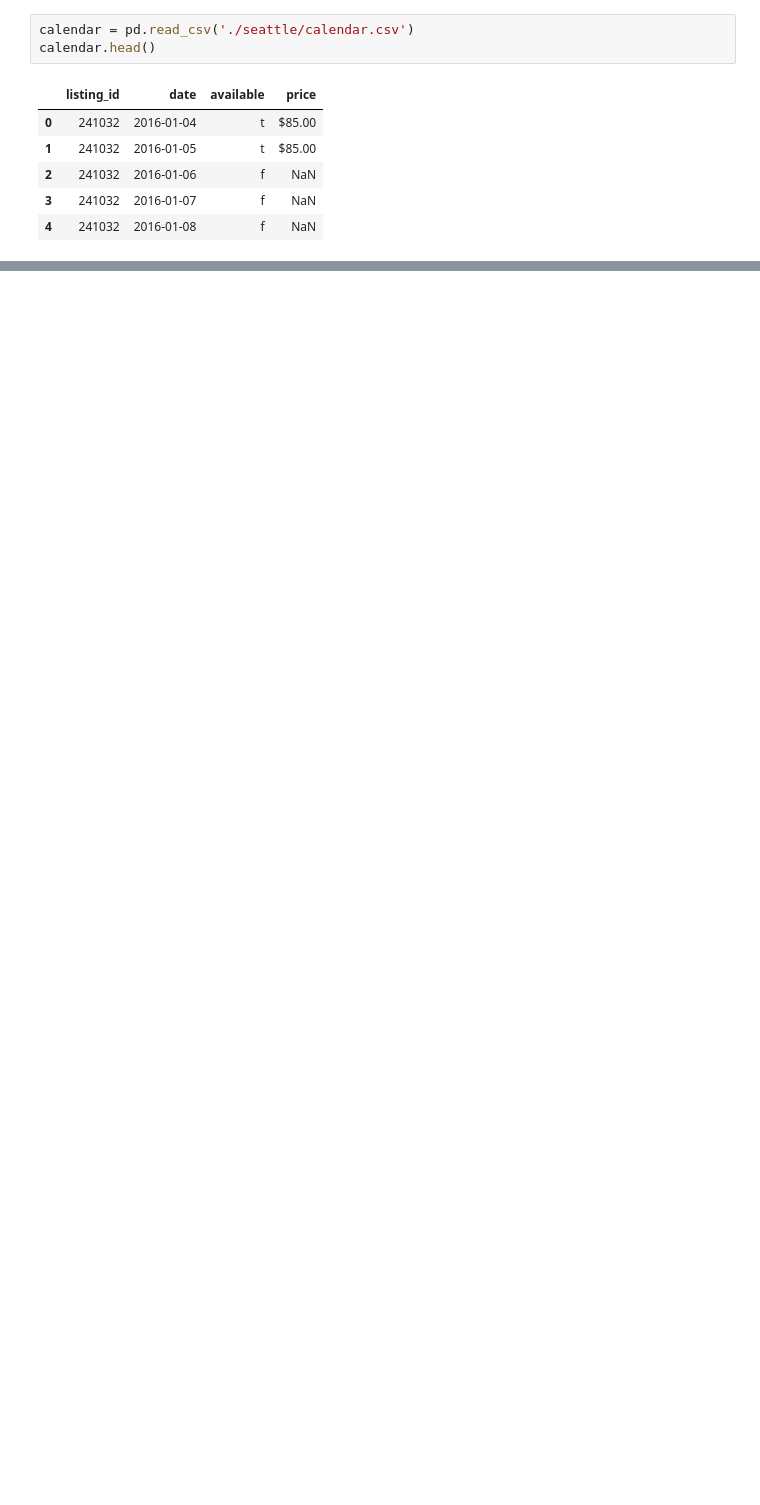
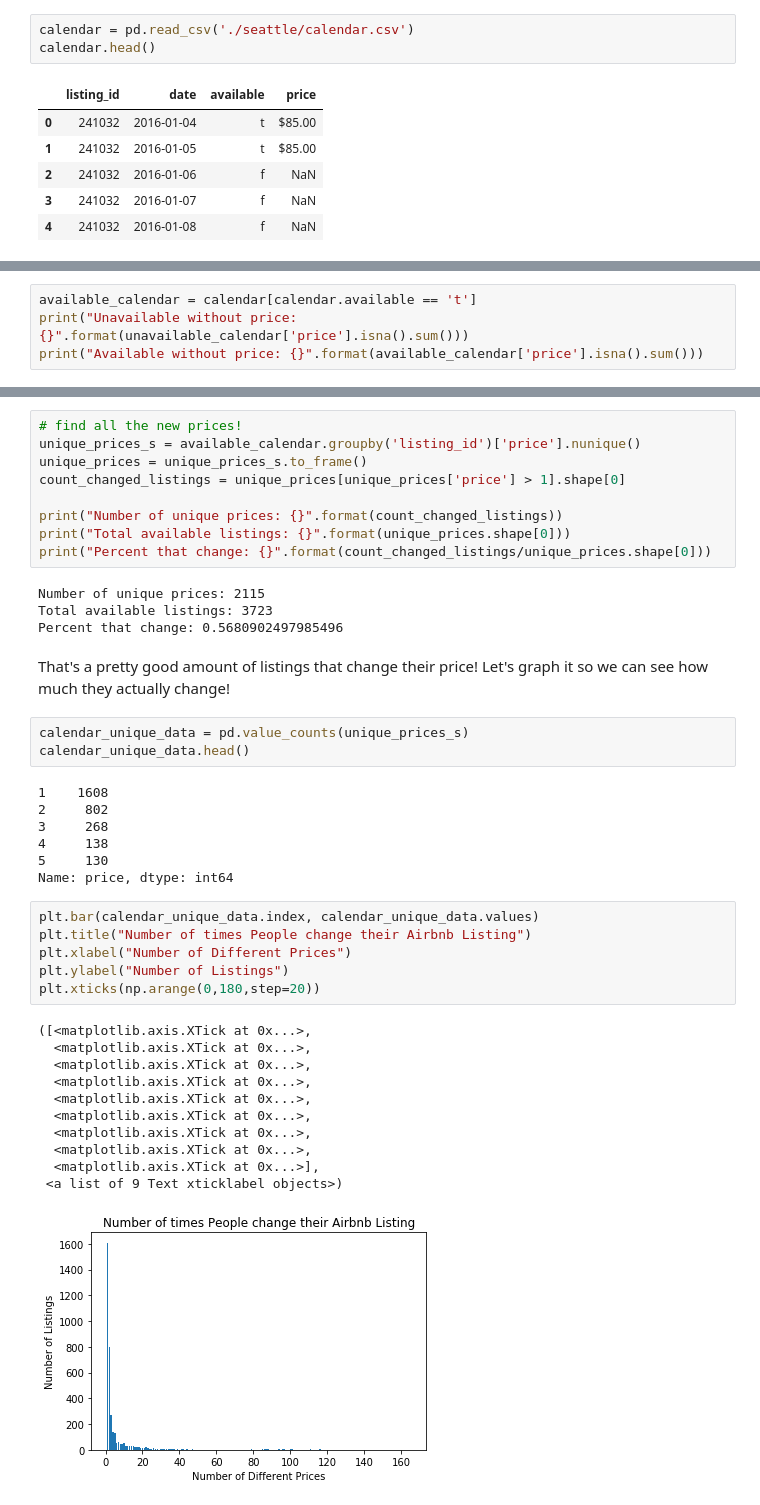
Before and after one commit to nevin-watkins/airbnb, a Jupyter notebook: analysis.ipynb, the cells around one changed output, grey strips where cells are left out. Cells and saved outputs as stored; diff of their text form; blank space fills up the shorter version.

```diff
--- a/analysis.ipynb
+++ b/analysis.ipynb
@@ -57,0 +103,4 @@ When I first got to this dataset, I thought I would want to compare Boston and S
+# %%
+available_calendar = calendar[calendar.available == 't']
+print("Unavailable without price: {}".format(unavailable_calendar['price'].isna().sum()))
+print("Available without price: {}".format(available_calendar['price'].isna().sum()))
@@ -57,0 +114,43 @@ When I first got to this dataset, I thought I would want to compare Boston and S
+# %%
+# find all the new prices!
+unique_prices_s = available_calendar.groupby('listing_id')['price'].nunique()
+unique_prices = unique_prices_s.to_frame()
+count_changed_listings = unique_prices[unique_prices['price'] > 1].shape[0]
+
+print("Number of unique prices: {}".format(count_changed_listings))
+print("Total available listings: {}".format(unique_prices.shape[0]))
+print("Percent that change: {}".format(count_changed_listings/unique_prices.shape[0]))
+# %% [output]
+Number of unique prices: 2115
+Total available listings: 3723
+Percent that change: 0.5680902497985496
+# %% [markdown]
+That's a pretty good amount of listings that change their price! Let's graph it so we can see how much they actually change!
+# %%
+calendar_unique_data = pd.value_counts(unique_prices_s)
+calendar_unique_data.head()
+# %% [output]
+1    1608
+2     802
+3     268
+4     138
+5     130
+Name: price, dtype: int64
+# %%
+plt.bar(calendar_unique_data.index, calendar_unique_data.values)
+plt.title("Number of times People change their Airbnb Listing")
+plt.xlabel("Number of Different Prices")
+plt.ylabel("Number of Listings")
+plt.xticks(np.arange(0,180,step=20))
+# %% [output]
+([<matplotlib.axis.XTick at 0x...>,
+  <matplotlib.axis.XTick at 0x...>,
+  <matplotlib.axis.XTick at 0x...>,
+  <matplotlib.axis.XTick at 0x...>,
+  <matplotlib.axis.XTick at 0x...>,
+  <matplotlib.axis.XTick at 0x...>,
+  <matplotlib.axis.XTick at 0x...>,
+  <matplotlib.axis.XTick at 0x...>,
+  <matplotlib.axis.XTick at 0x...>],
+ <a list of 9 Text xticklabel objects>)
+[figure, added]
```
Also changed, not shown: parts of 55 cells of this notebook.
